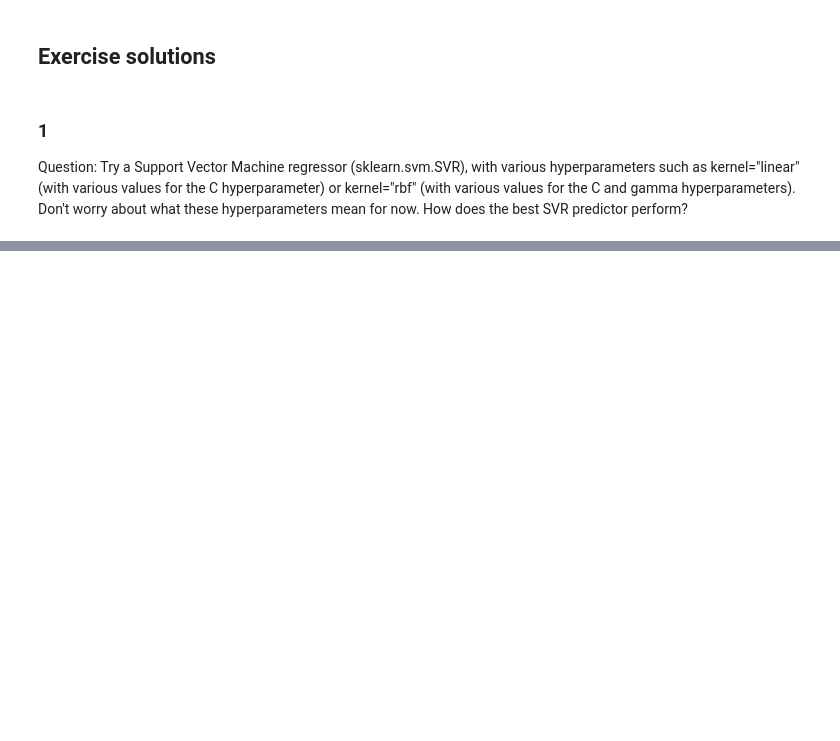
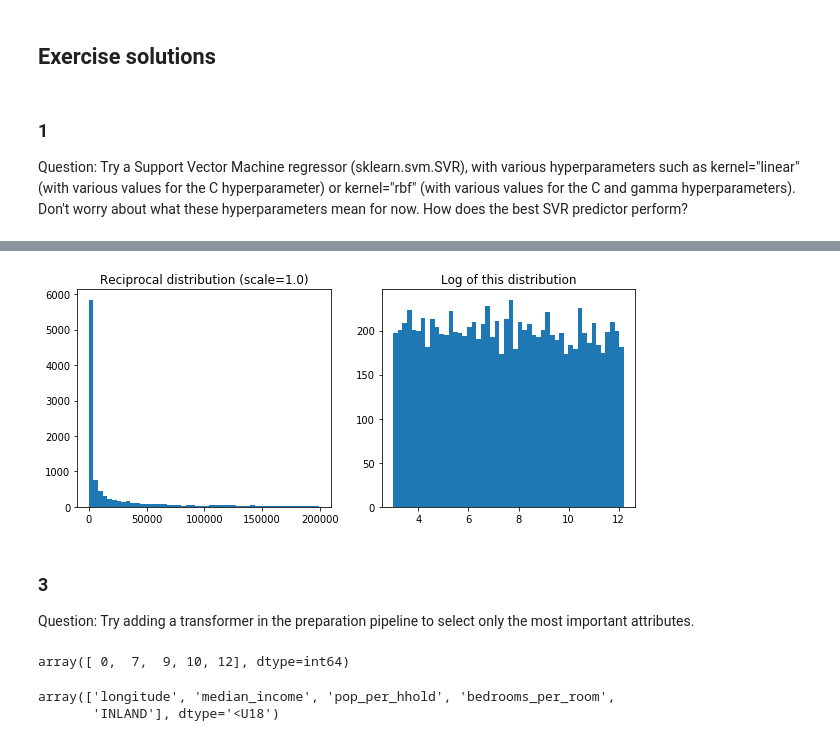
Before and after one commit to t-kubrak/ml-first, a Jupyter notebook: fetch-data.ipynb, the cells around one changed output, grey strips where cells are left out. Saved outputs shown, nothing was run; the diff lists cells and outputs as text; code cells hidden in the pictures; blank space fills up the shorter version.

```diff
--- a/fetch-data.ipynb
+++ b/fetch-data.ipynb
@@ -796,0 +830,16 @@ grid_search.best_params_
+# %%
+reciprocal_distrib = reciprocal(20, 200000)
+samples = reciprocal_distrib.rvs(10000, random_state=42)
+plt.figure(figsize=(10, 4))
+plt.subplot(121)
+plt.title("Reciprocal distribution (scale=1.0)")
+plt.hist(samples, bins=50)
+plt.subplot(122)
+plt.title("Log of this distribution")
+plt.hist(np.log(samples), bins=50)
+plt.show()
+# %% [output]
+[figure, added]
+# %% [markdown]
+### 3
+Question: Try adding a transformer in the preparation pipeline to select only the most important attributes.
@@ -796,0 +863,10 @@ grid_search.best_params_
+# %%
+top_k_feature_indices = indices_of_top_k(feature_importances, k)
+top_k_feature_indices
+# %% [output]
+array([ 0,  7,  9, 10, 12], dtype=int64)
+# %%
+np.array(attributes)[top_k_feature_indices]
+# %% [output]
+array(['longitude', 'median_income', 'pop_per_hhold', 'bedrooms_per_room',
+       'INLAND'], dtype='<U18')
```
Also changed, not shown: parts of 27 cells of this notebook.
